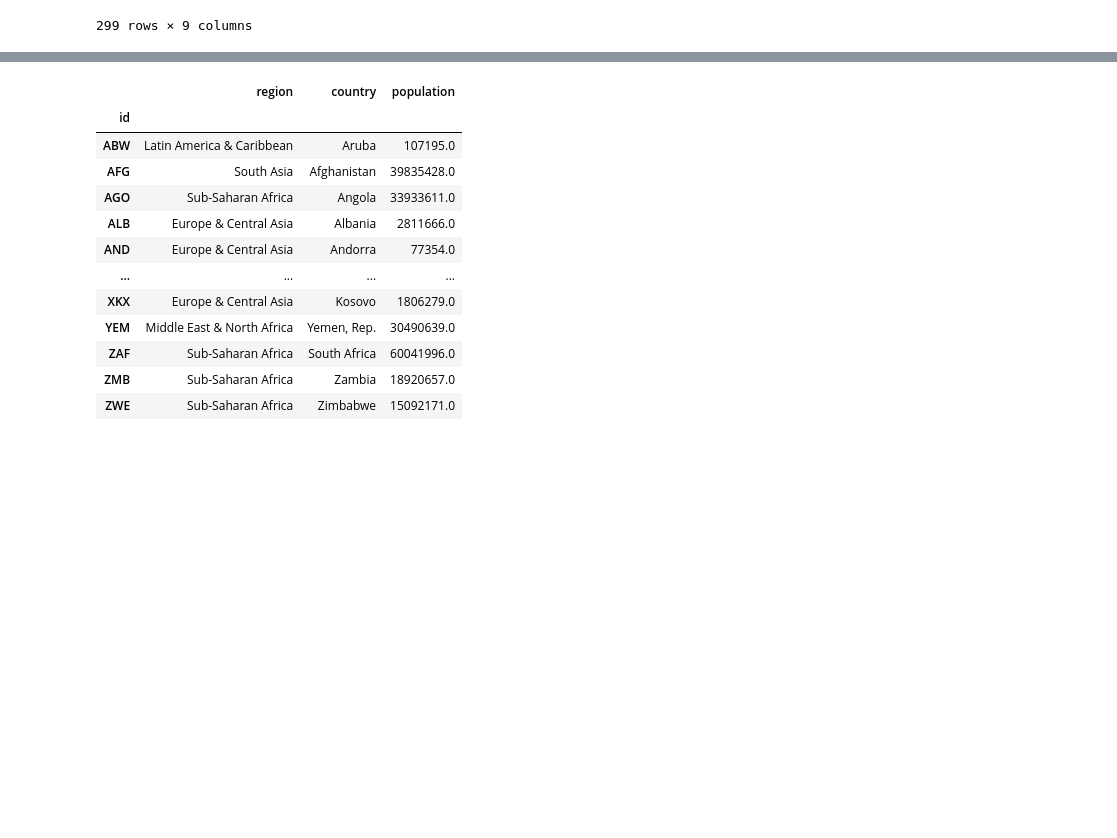
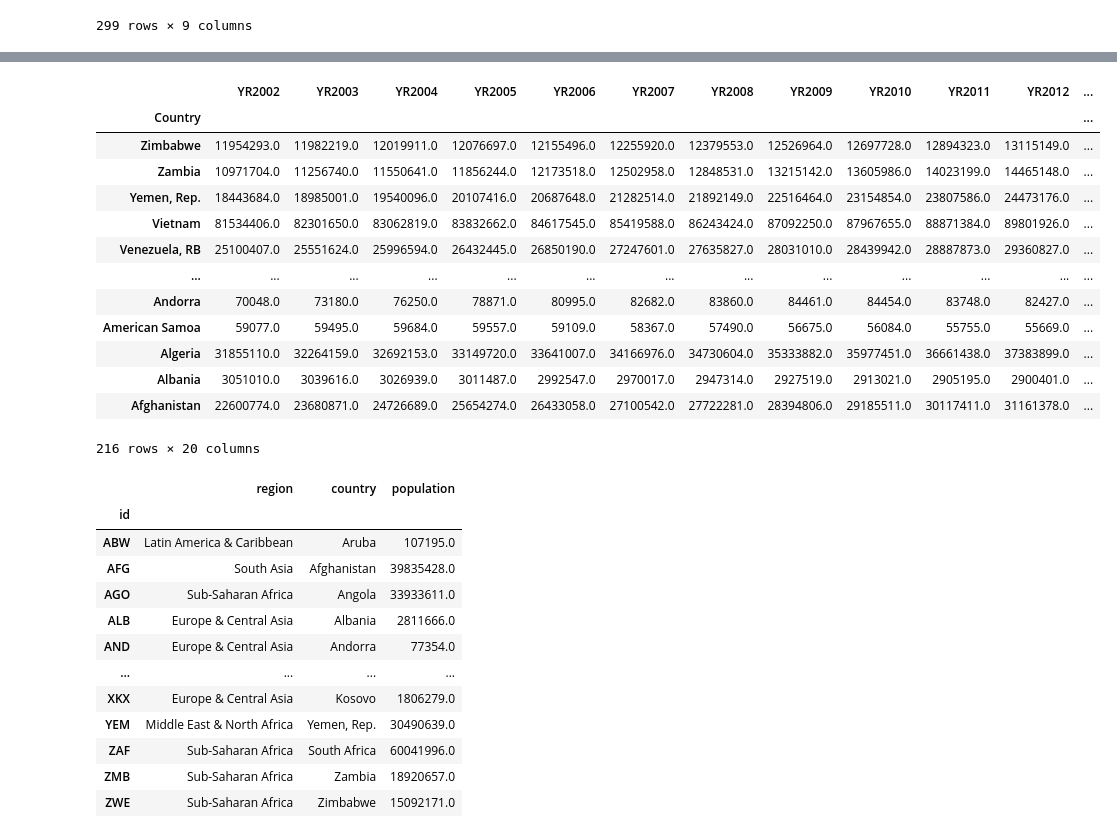
Before and after one commit to Ndaruga/Dimensionality-reduction-t-SNE-SDD-, a Jupyter notebook: World Bank/worldbank_data.ipynb, the cells around one changed output, grey strips where cells are left out. Drawn from its saved outputs; the diff is of its cells as text; code cells hidden in the pictures; blank space fills up the shorter version.

Commit message:
world bank data

```diff
--- a/Untitled Folder/worldbank_data.ipynb
+++ b/World Bank/worldbank_data.ipynb
@@ -82,2 +116,21 @@ Name: SP.POP.TOTL, Length: 266, dtype: float64
+# %%
+ISO_CODES = ['AFG','ALB','DZA','ASM','AND','AGO','AIA','ATA','ATG','ARG','ARM','ABW','AUS','AUT','AZE','BHS','BHR','BGD','BRB','BLR','BEL','BLZ','BEN','BMU','BTN','BOL','BIH','BWA','BRA','IOT','VGB','BRN','BGR','BFA','BDI','KHM','CMR','CAN','CPV','CYM','CAF','TCD','CHL','CHN','CXR','CCK','COL','COM','COK','CRI','HRV','CUB','CUW','CYP','CZE','COD','DNK','DJI','DMA','DOM','TLS','ECU','EGY','SLV','GNQ','ERI','EST','ETH','FLK','FRO','FJI','FIN','FRA','PYF','GAB','GMB','GEO','DEU','GHA','GIB','GRC','GRL','GRD','GUM','GTM','GGY','GIN','GNB','GUY','HTI','HND','HKG','HUN','ISL','IND','IDN','IRN','IRQ','IRL','IMN','ISR','ITA','CIV','JAM','JPN','JEY','JOR','KAZ','KEN','KIR','XKX','KWT','KGZ','LAO','LVA','LBN','LSO','LBR','LBY','LIE','LTU','LUX','MAC','MKD','MDG','MWI','MYS','MDV','MLI','MLT','MHL','MRT','MUS','MYT','MEX','FSM','MDA','MCO','MNG','MNE','MSR','MAR','MOZ','MMR','NAM','NRU','NPL','NLD','ANT','NCL','NZL','NIC','NER','NGA','NIU','PRK','MNP','NOR','OMN','PAK','PLW','PSE','PAN','PNG','PRY','PER','PHL','PCN','POL','PRT','PRI','QAT','COG','REU','ROU','RUS','RWA','BLM','SHN','KNA','LCA','MAF','SPM','VCT','WSM','SMR','STP','SAU','SEN','SRB','SYC','SLE','SGP','SXM','SVK','SVN','SLB','SOM','ZAF','KOR','SSD','ESP','LKA','SDN','SUR','SJM','SWZ','SWE','CHE','SYR','TWN','TJK','TZA','THA','TGO','TKL','TON','TTO','TUN','TUR','TKM','TCA','TUV','VIR','UGA','UKR','ARE','GBR','USA','URY','UZB','VUT','VAT','VEN','VNM','WLF','ESH','YEM','ZMB','ZWE']
+data = wbgapi.data.DataFrame('SP.POP.TOTL',ISO_CODES, mrv=20, labels = True).set_index('Country')
+data
+# %% [output]
+|  | YR2002 | YR2003 | YR2004 | YR2005 | YR2006 | YR2007 | YR2008 | YR2009 | YR2010 | YR2011 | YR2012 | ... |
+| Country |  |  |  |  |  |  |  |  |  |  |  | ... |
+| Zimbabwe | 11954293.0 | 11982219.0 | 12019911.0 | 12076697.0 | 12155496.0 | 12255920.0 | 12379553.0 | 12526964.0 | 12697728.0 | 12894323.0 | 13115149.0 | ... |
+| Zambia | 10971704.0 | 11256740.0 | 11550641.0 | 11856244.0 | 12173518.0 | 12502958.0 | 12848531.0 | 13215142.0 | 13605986.0 | 14023199.0 | 14465148.0 | ... |
+| Yemen, Rep. | 18443684.0 | 18985001.0 | 19540096.0 | 20107416.0 | 20687648.0 | 21282514.0 | 21892149.0 | 22516464.0 | 23154854.0 | 23807586.0 | 24473176.0 | ... |
+| Vietnam | 81534406.0 | 82301650.0 | 83062819.0 | 83832662.0 | 84617545.0 | 85419588.0 | 86243424.0 | 87092250.0 | 87967655.0 | 88871384.0 | 89801926.0 | ... |
+| Venezuela, RB | 25100407.0 | 25551624.0 | 25996594.0 | 26432445.0 | 26850190.0 | 27247601.0 | 27635827.0 | 28031010.0 | 28439942.0 | 28887873.0 | 29360827.0 | ... |
+| ... | ... | ... | ... | ... | ... | ... | ... | ... | ... | ... | ... | ... |
+| Andorra | 70048.0 | 73180.0 | 76250.0 | 78871.0 | 80995.0 | 82682.0 | 83860.0 | 84461.0 | 84454.0 | 83748.0 | 82427.0 | ... |
+| American Samoa | 59077.0 | 59495.0 | 59684.0 | 59557.0 | 59109.0 | 58367.0 | 57490.0 | 56675.0 | 56084.0 | 55755.0 | 55669.0 | ... |
+| Algeria | 31855110.0 | 32264159.0 | 32692153.0 | 33149720.0 | 33641007.0 | 34166976.0 | 34730604.0 | 35333882.0 | 35977451.0 | 36661438.0 | 37383899.0 | ... |
+| Albania | 3051010.0 | 3039616.0 | 3026939.0 | 3011487.0 | 2992547.0 | 2970017.0 | 2947314.0 | 2927519.0 | 2913021.0 | 2905195.0 | 2900401.0 | ... |
+| Afghanistan | 22600774.0 | 23680871.0 | 24726689.0 | 25654274.0 | 26433058.0 | 27100542.0 | 27722281.0 | 28394806.0 | 29185511.0 | 30117411.0 | 31161378.0 | ... |
+216 rows × 20 columns
 # %%
 # Aggregate region, country and population
```
Also changed, not shown: parts of 9 cells of this notebook, 1 other file.
